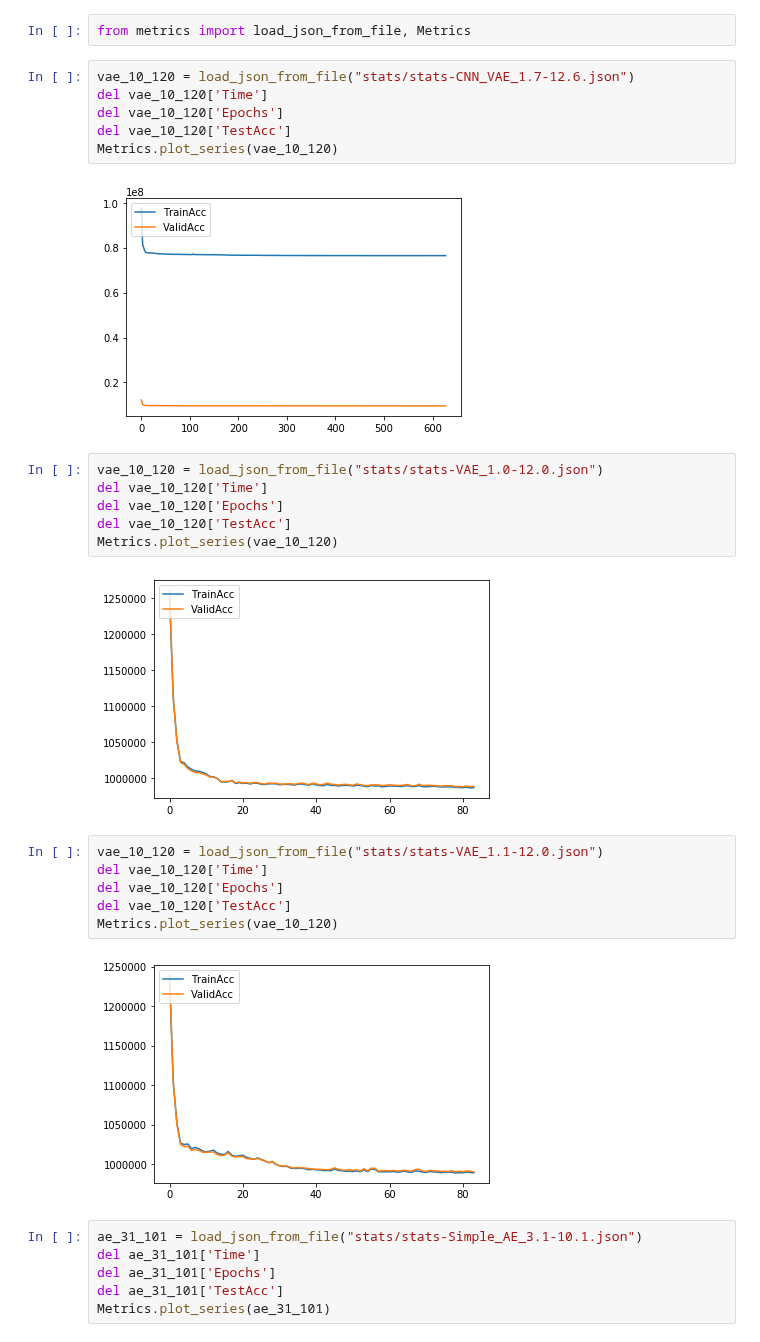
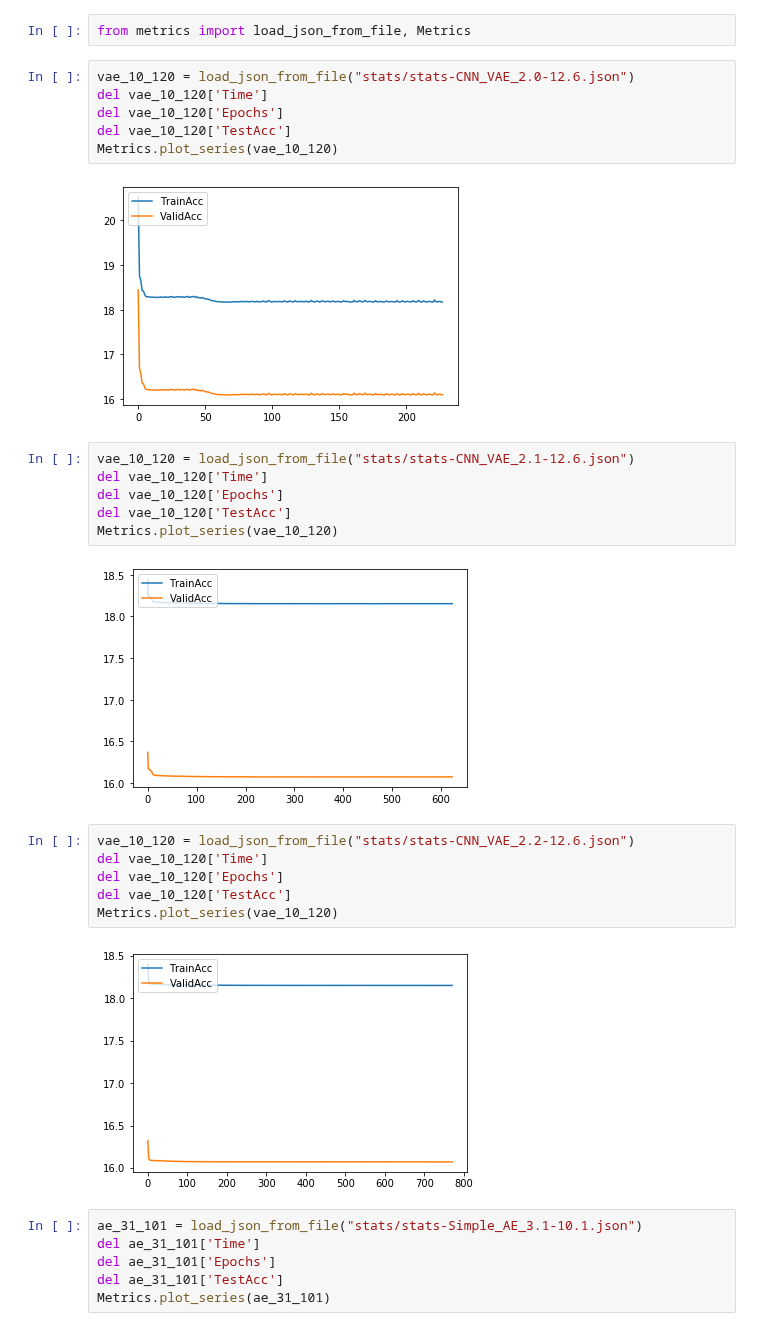
Before and after one commit to Saadmaghani/urfp-hab-plankton, a Jupyter notebook: plot Train Validation .ipynb, the cells around one changed output. Cells and saved outputs as stored; diff of their text form.

```diff
--- a/plot Train Validation .ipynb
+++ b/plot Train Validation .ipynb
@@ -1,29 +1,29 @@
 # %%
 from metrics import load_json_from_file, Metrics
 # %%
-vae_10_120 = load_json_from_file("stats/stats-CNN_VAE_1.7-12.6.json")
+vae_10_120 = load_json_from_file("stats/stats-CNN_VAE_2.0-12.6.json")
 del vae_10_120['Time']
 del vae_10_120['Epochs']
 del vae_10_120['TestAcc']
 Metrics.plot_series(vae_10_120)
 # %% [output]
-[figure, old version]
+[figure, new version]
 # %%
-vae_10_120 = load_json_from_file("stats/stats-VAE_1.0-12.0.json")
+vae_10_120 = load_json_from_file("stats/stats-CNN_VAE_2.1-12.6.json")
 del vae_10_120['Time']
 del vae_10_120['Epochs']
 del vae_10_120['TestAcc']
 Metrics.plot_series(vae_10_120)
 # %% [output]
-[figure, old version]
+[figure, new version]
 # %%
-vae_10_120 = load_json_from_file("stats/stats-VAE_1.1-12.0.json")
+vae_10_120 = load_json_from_file("stats/stats-CNN_VAE_2.2-12.6.json")
 del vae_10_120['Time']
 del vae_10_120['Epochs']
 del vae_10_120['TestAcc']
 Metrics.plot_series(vae_10_120)
 # %% [output]
-[figure, old version]
+[figure, new version]
 # %%
 ae_31_101 = load_json_from_file("stats/stats-Simple_AE_3.1-10.1.json")
 del ae_31_101['Time']
```
Also changed, not shown: 5 other files.
